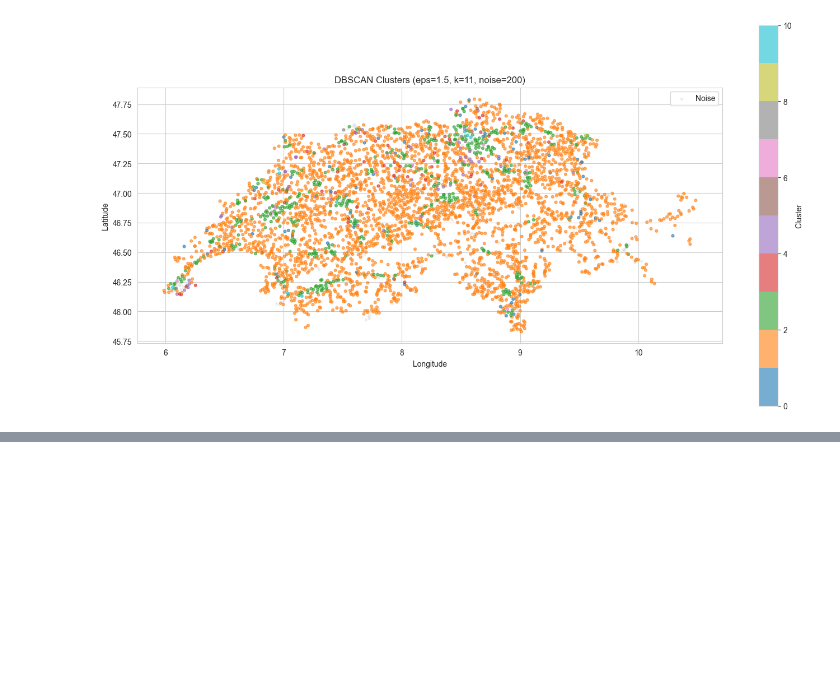
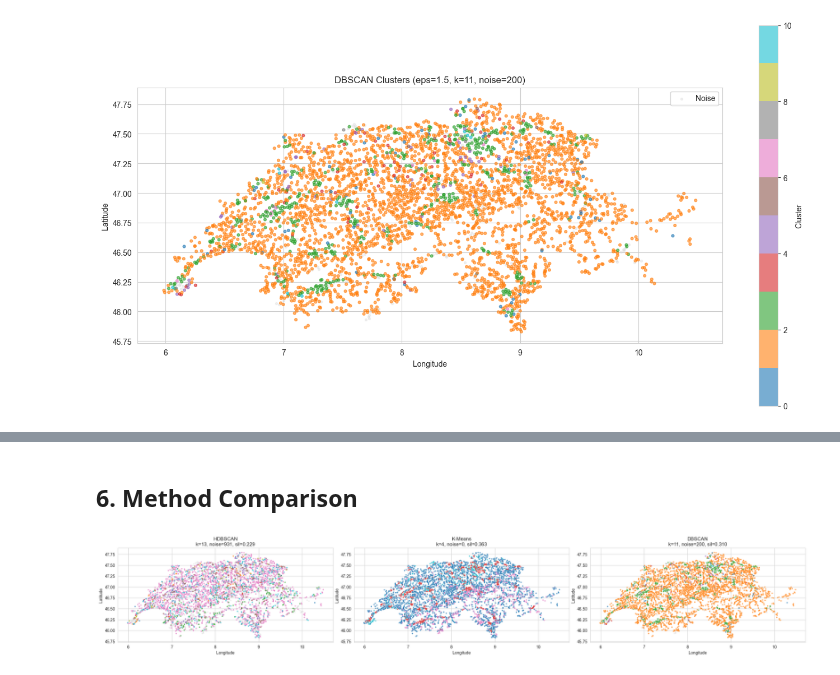
Before and after one commit to maybebool/swiss-airspace-obstacle-profiling, a Jupyter notebook: notebooks/Cluster_Evaluation.ipynb, the cells around one changed output, grey strips where cells are left out. Drawn from its saved outputs; the diff is of its cells as text; code cells hidden in the pictures; blank space fills up the shorter version.

Commit message:
Comparing cluster results

```diff
--- a/notebooks/Cluster_Evaluation.ipynb
+++ b/notebooks/Cluster_Evaluation.ipynb
@@ -283,0 +310,41 @@ plt.show()
+# %% [markdown]
+## 6. Method Comparison
+# %%
+# Side-by-side geographic comparison
+fig, axes = plt.subplots(1, 3, figsize=(24, 8))
+
+methods = [
+    ('cluster_hdbscan', 'HDBSCAN'),
+    ('cluster_kmeans', 'K-Means'),
+    ('cluster_dbscan', 'DBSCAN')
+]
+
+for ax, (col, title) in zip(axes, methods):
+    noise = grid[grid[col] == -1] if -1 in grid[col].values else pd.DataFrame()
+    clustered = grid[grid[col] != -1]
+
+    if len(noise) > 0:
+        ax.scatter(noise['longitude'], noise['latitude'],
+                   c='lightgray', s=5, alpha=0.3)
+
+    ax.scatter(clustered['longitude'], clustered['latitude'],
+               c=clustered[col], cmap='tab10', s=5, alpha=0.6)
+
+    n_c = grid[col].nunique() - (1 if -1 in grid[col].values else 0)
+    n_n = (grid[col] == -1).sum()
+
+    mask = grid[col] != -1
+    if mask.sum() > 0 and n_c >= 2:
+        sil = silhouette_score(X_scaled[mask], grid.loc[mask, col])
+        ax.set_title(f'{title}\nk={n_c}, noise={n_n}, sil={sil:.3f}')
+    else:
+        ax.set_title(f'{title}\nk={n_c}, noise={n_n}')
+
+    ax.set_aspect('equal')
+    ax.set_xlabel('Longitude')
+    ax.set_ylabel('Latitude')
+
+plt.tight_layout()
+plt.show()
+# %% [output]
+[figure, added]
```
Also changed, not shown: parts of 9 cells of this notebook.
